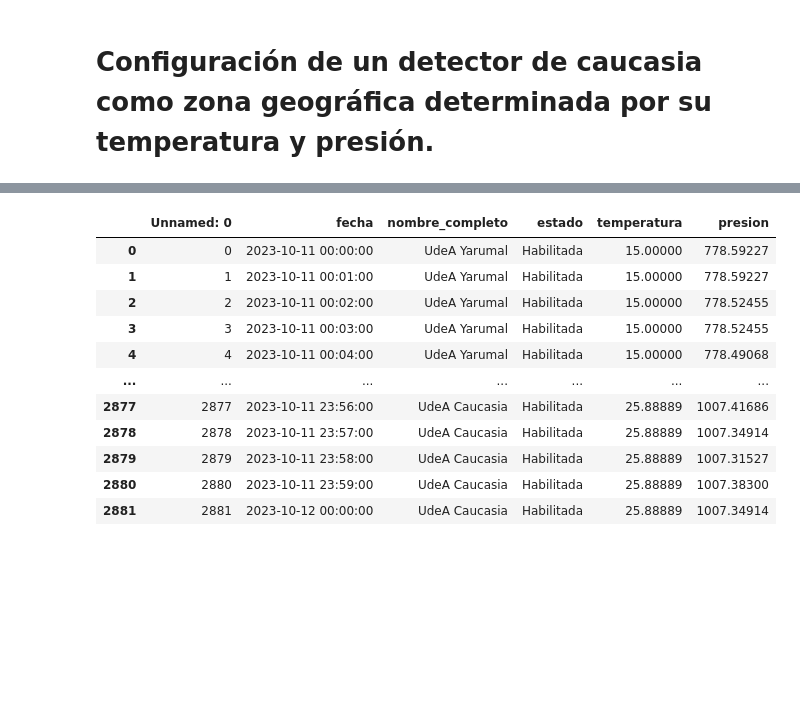
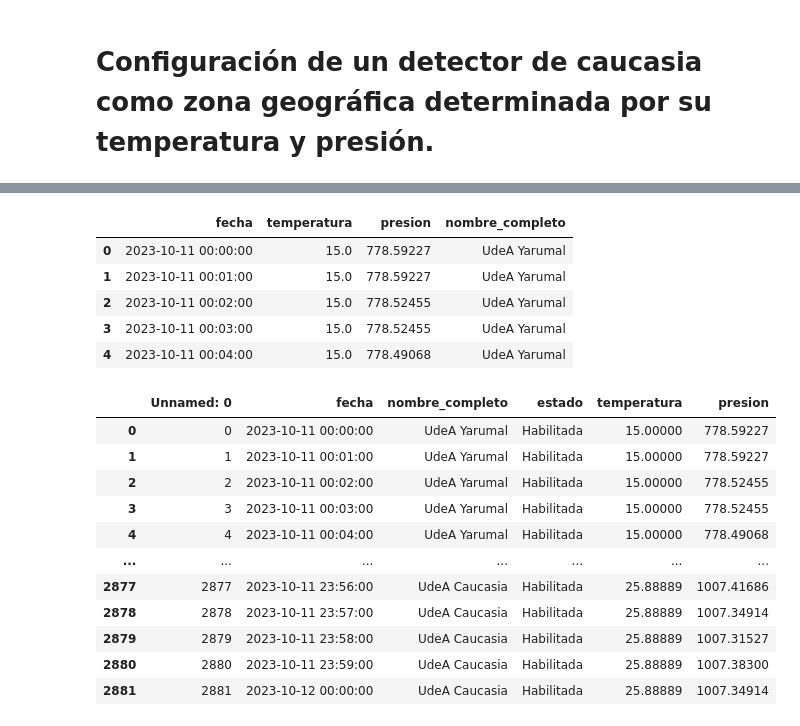
Before and after one commit to marco-canas/arima, a Jupyter notebook: machine_learning/1_time_series/10_seminario_octubre_18/10_seminario_ml_sat_dengue_oct_18.ipynb, the cells around one changed output, grey strips where cells are left out. Cells and saved outputs as stored; diff of their text form; code cells hidden in the pictures; blank space fills up the shorter version.

```diff
--- a/machine_learning/1_time_series/10_seminario_octubre_18/10_seminario_ml_sat_dengue_oct_18.ipynb
+++ b/machine_learning/1_time_series/10_seminario_octubre_18/10_seminario_ml_sat_dengue_oct_18.ipynb
@@ -777,3 +810,12 @@ datos_cy = pd.read_csv('caucasia_yarumal_temperatura_presion.csv')
+# %%
+datos_cy[['fecha', 'temperatura', 'presion', 'nombre_completo',]].head()
+# %% [output]
+|  | fecha | temperatura | presion | nombre_completo |
+| 0 | 2023-10-11 00:00:00 | 15.0 | 778.59227 | UdeA Yarumal |
+| 1 | 2023-10-11 00:01:00 | 15.0 | 778.59227 | UdeA Yarumal |
+| 2 | 2023-10-11 00:02:00 | 15.0 | 778.52455 | UdeA Yarumal |
+| 3 | 2023-10-11 00:03:00 | 15.0 | 778.52455 | UdeA Yarumal |
+| 4 | 2023-10-11 00:04:00 | 15.0 | 778.49068 | UdeA Yarumal |
 # %%
 datos_cy
 # %% [output]
```
Also changed, not shown: parts of 12 cells of this notebook, 3 other files.
